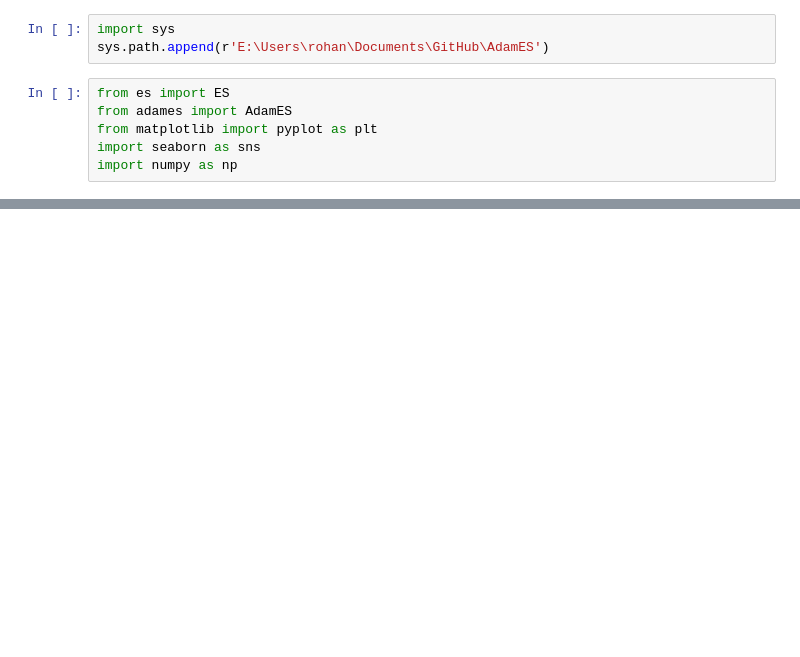
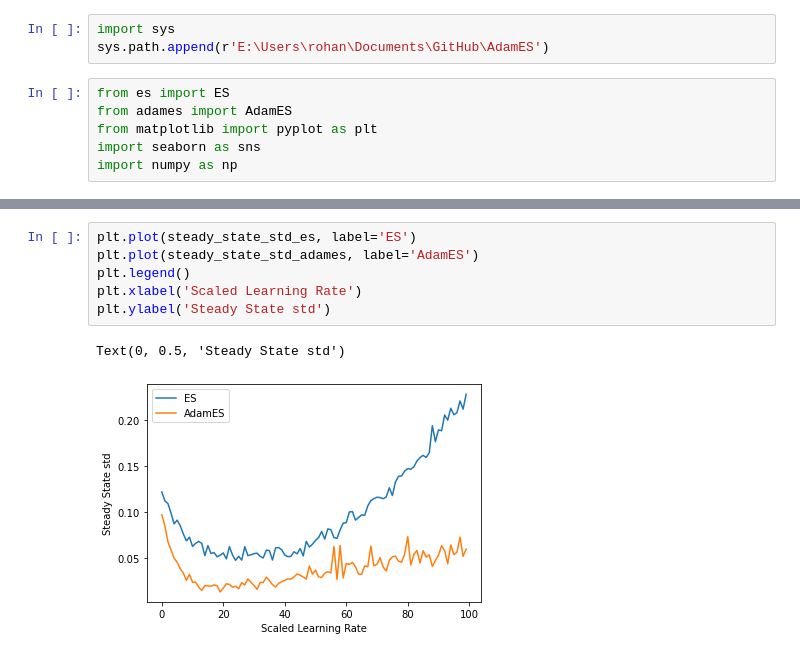
Before and after one commit to 09tangriro/AdamES, a Jupyter notebook: sandbox.ipynb, the cells around one changed output, grey strips where cells are left out. Saved outputs shown, nothing was run; the diff lists cells and outputs as text; blank space fills up the shorter version.

```diff
--- a/sandbox.ipynb
+++ b/sandbox.ipynb
@@ -54,0 +104,9 @@ predicted_vars = agent.optimize(num_episode=500,
+# %%
+plt.plot(steady_state_std_es, label='ES')
+plt.plot(steady_state_std_adames, label='AdamES')
+plt.legend()
+plt.xlabel('Scaled Learning Rate')
+plt.ylabel('Steady State std')
+# %% [output]
+Text(0, 0.5, 'Steady State std')
+[figure, added]
```
Also changed, not shown: parts of 9 cells of this notebook, 1 other file.
